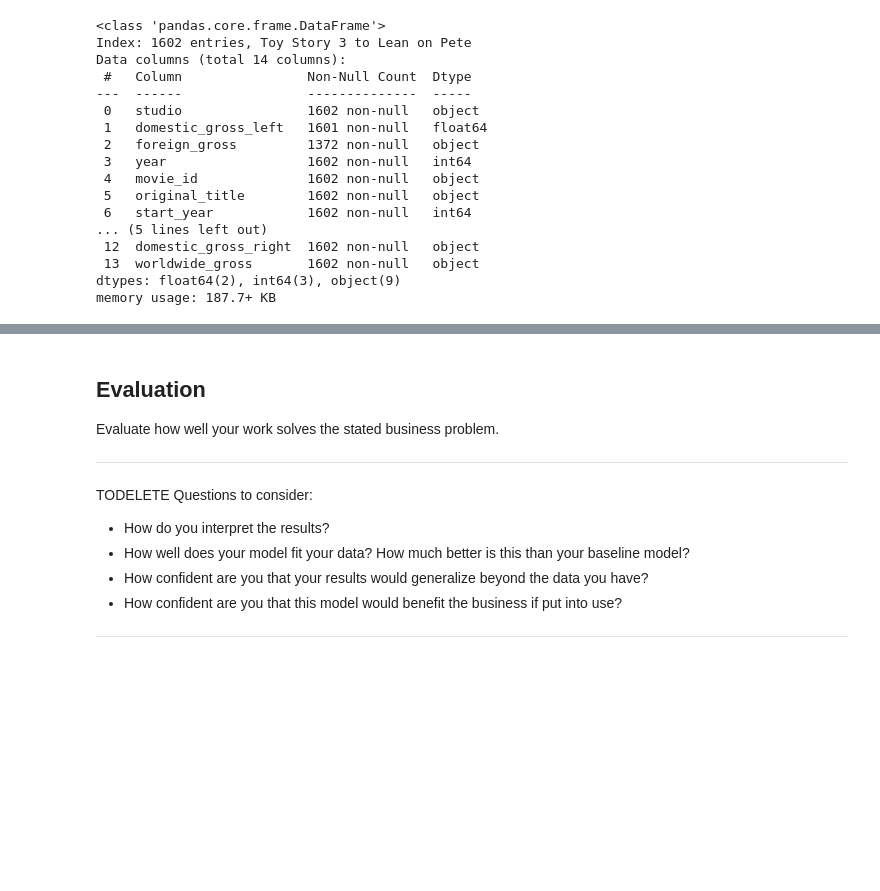
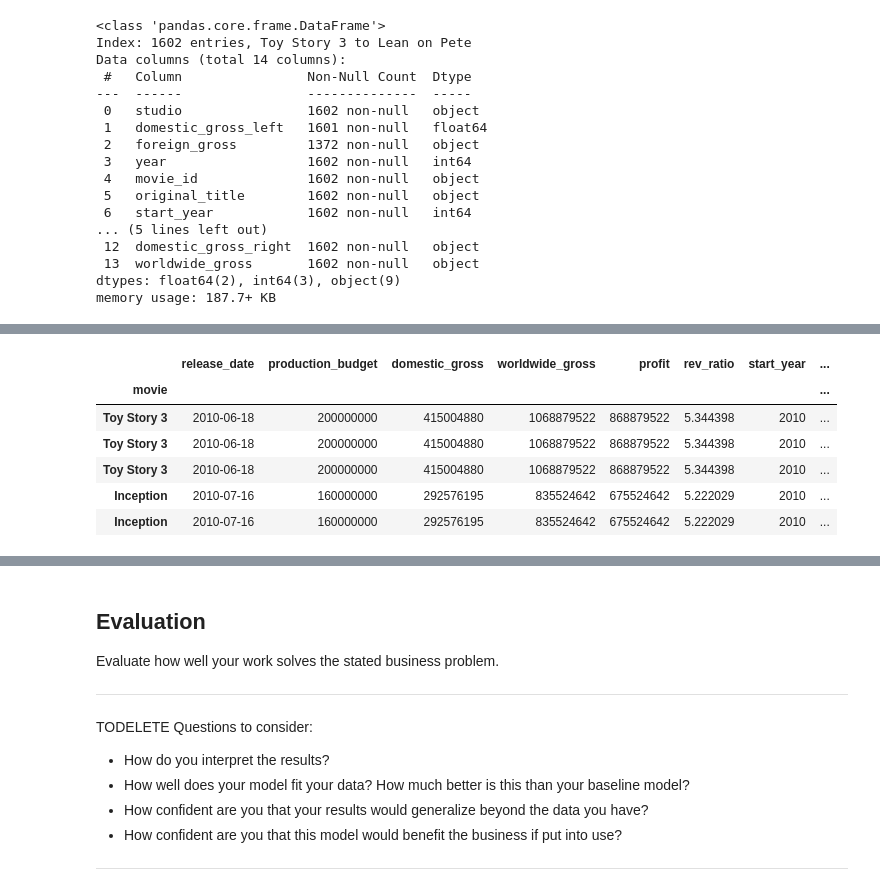
Before and after one commit to uijallen/Microsoft_Movie_Analysis, a Jupyter notebook: Microsoft_Movie_Analysis.ipynb, the cells around one changed output, grey strips where cells are left out. Cells and saved outputs as stored; diff of their text form; code cells hidden in the pictures; blank space fills up the shorter version.

```diff
--- a/Microsoft_Movie_Analysis.ipynb
+++ b/Microsoft_Movie_Analysis.ipynb
@@ -388,0 +586,12 @@ A couple of items stand out as obvious issues that need to be cleaned up.  First
+# %%
+# Exploding the df to include individual lines for each genre of a movie
+movie_genres = movie_df.explode('genres')
+movie_genres.head()
+# %% [output]
+|  | release_date | production_budget | domestic_gross | worldwide_gross | profit | rev_ratio | start_year | ... |
+| movie |  |  |  |  |  |  |  | ... |
+| Toy Story 3 | 2010-06-18 | 200000000 | 415004880 | 1068879522 | 868879522 | 5.344398 | 2010 | ... |
+| Toy Story 3 | 2010-06-18 | 200000000 | 415004880 | 1068879522 | 868879522 | 5.344398 | 2010 | ... |
+| Toy Story 3 | 2010-06-18 | 200000000 | 415004880 | 1068879522 | 868879522 | 5.344398 | 2010 | ... |
+| Inception | 2010-07-16 | 160000000 | 292576195 | 835524642 | 675524642 | 5.222029 | 2010 | ... |
+| Inception | 2010-07-16 | 160000000 | 292576195 | 835524642 | 675524642 | 5.222029 | 2010 | ... |
```
Also changed, not shown: parts of 31 cells of this notebook.
